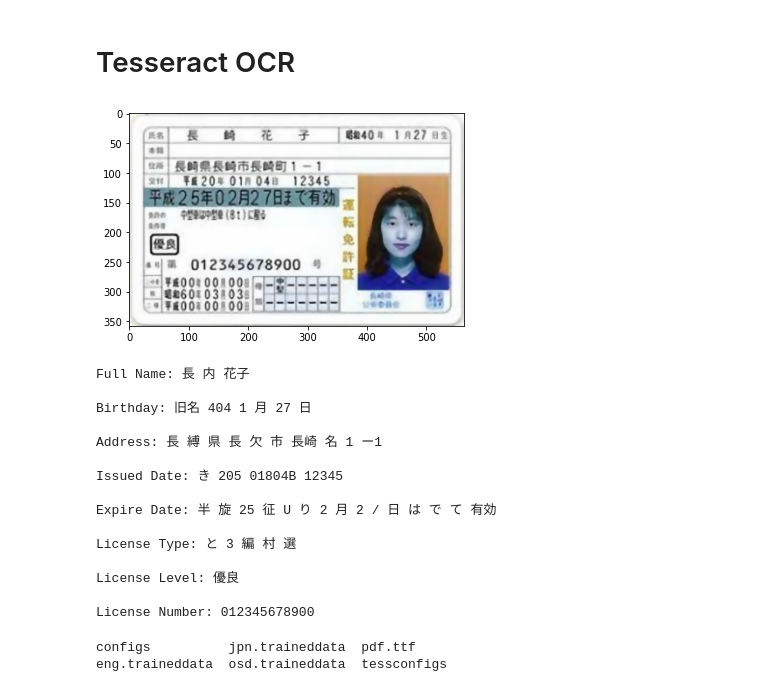
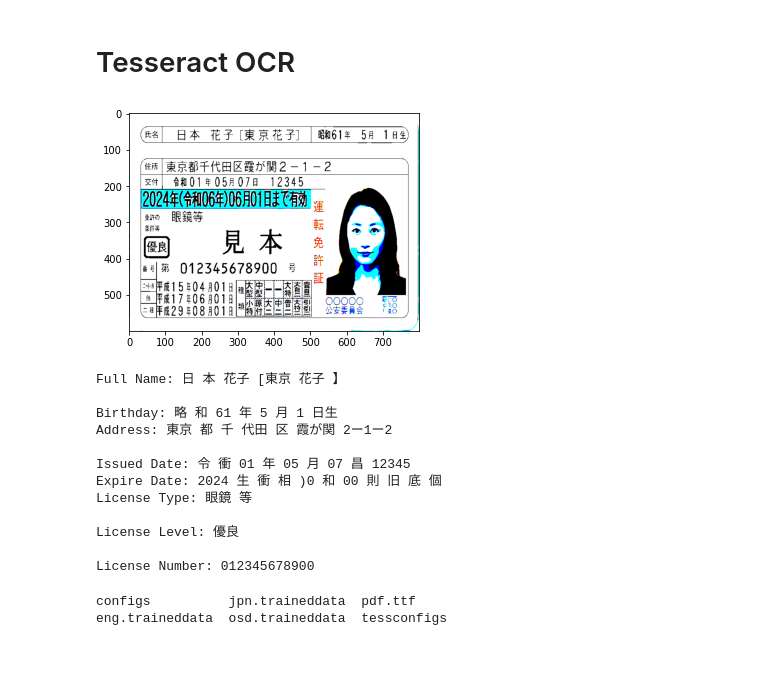
Before and after one commit to raitoyg/Japanese-Driver-License-OCR, a Jupyter notebook: JP_Driver_License_OCR.ipynb, the cells around one changed output. Cells and saved outputs as stored; diff of their text form; code cells hidden in the pictures; blank space fills up the shorter version.

```diff
--- a/JP_Driver_License_OCR.ipynb
+++ b/JP_Driver_License_OCR.ipynb
@@ -92,20 +112,32 @@ And another reason is that. I dont have a 10k+ dolars rig to train that heavy as
 This is the end of my rant.
 # %%
 import matplotlib.pyplot as plt
-
+import cv2
+import numpy as np
 
 #Upload ye file to google colab (just drag and drop) and put the path in img_path(right click the file, copy path)
-img_path = "/content/download.jpeg"
+img_path = "/content/download.jpg"
 
 img = cv2.imread(img_path)
-
+print(img.shape)
 #Rescaling image
-img = cv2.resize(img, None, fx=2, fy=2, interpolation=cv2.INTER_CUBIC)
+img = cv2.resize(img, [800,600], interpolation=cv2.INTER_CUBIC)
 
 plt.imshow(img)
 plt.show()
 
+# BilarteralFiltering
 img = cv2.bilateralFilter(img,9,75,75)
 plt.imshow(img)
 plt.show()
+
+img = cv2.fastNlMeansDenoisingColored(img,None,5,5,7,13)
+plt.imshow(img)
+plt.show()
+
+original = img
+
+_, img = cv2.threshold(img, 120, 255, cv2.THRESH_BINARY)
+plt.imshow(img,cmap="gray")
+plt.show()
 # %% [output]
@@ -205,41 +264,41 @@ except ImportError:
 # %%
 # img_path = "/content/Screenshot from 2022-06-22 21-40-28.png"
 # img = cv2.imread(img_path, cv2.IMREAD_COLOR)
 # img = cv2.bitwise_not(img)
 plt.imshow(img)
 plt.show()
 
-fullName = pytesseract.image_to_string(fullNameImg,config='-l jpn --psm 6')
-birthDay = pytesseract.image_to_string(birthDayImg,config='-l jpn --psm 6')
+fullName = pytesseract.image_to_string(fullNameImg,config='-l jpn --psm 6 --dpi 300 --oem 3')
+bd1 = pytesseract.image_to_string(birthDayImg1,config='-l jpn --psm 6')
+bd2 = pytesseract.image_to_string(birthDayImg2,config='-l jpn --psm 6')
+bd3 = pytesseract.image_to_string(birthDayImg3,config='-l jpn --psm 6')
 address = pytesseract.image_to_string(addressImg,config='-l jpn --psm 6')
-issuedDate = pytesseract.image_to_string(issuedDateImg,config='-l jpn --psm 6')
+issuedDate1 = pytesseract.image_to_string(issuedDateImg1,config='-l jpn --psm 6')
+issuedDate2 = pytesseract.image_to_string(issuedDateImg2,config='-l eng --psm 6')
+expireYear = pytesseract.image_to_string(expireYearImg,config='-l jpn --psm 6')
 expireDate = pytesseract.image_to_string(expireDateImg,config='-l jpn --psm 6')
 licenseType = pytesseract.image_to_string(licenseTypeImg,config='-l jpn --psm 6')
 licenseLevel = pytesseract.image_to_string(licenseLevelImg,config='-l jpn --psm 6')
 licenseNumber = pytesseract.image_to_string(licenseNumberImg,config='-l eng --psm 6')
 
-
 print('Full Name: '+fullName)
-print('Birthday: '+birthDay)
+print('Birthday: '+bd1.rstrip()+' '+bd2.rstrip()+' '+bd3.rstrip())
 print('Address: '+address)
-print('Issued Date: '+issuedDate)
-print('Expire Date: '+expireDate)
+print('Issued Date: '+issuedDate1.rstrip()+' '+issuedDate2.rstrip())
+print('Expire Date: '+expireYear.rstrip()+' '+expireDate.rstrip())
 print('License Type: '+licenseType)
 print('License Level: '+licenseLevel)
 print('License Number: '+licenseNumber)
 # %% [output]
-[figure, old version]
+[figure, new version]
-Full Name: 長 内 花子
+Full Name: 日 本 花子 [東京 花子 】
 
-Birthday: 旧名 404 1 月 27 日
+Birthday: 略 和 61 年 5 月 1 日生
+Address: 東京 都 千 代田 区 霞が関 2ー1ー2
 
-Address: 長 縛 県 長 欠 市 長崎 名 1 ー1
-
-Issued Date: き 205 01804B 12345
-
-Expire Date: 半 旋 25 征 U り 2 月 2 / 日 は で て 有効
-
-License Type: と 3 編 村 選
+Issued Date: 令 衝 01 年 05 月 07 昌 12345
+Expire Date: 2024 生 衝 相 )0 和 00 則 旧 底 個
+License Type: 眼鏡 等
 
 License Level: 優良
 
```
Also changed, not shown: parts of 8 cells of this notebook.
